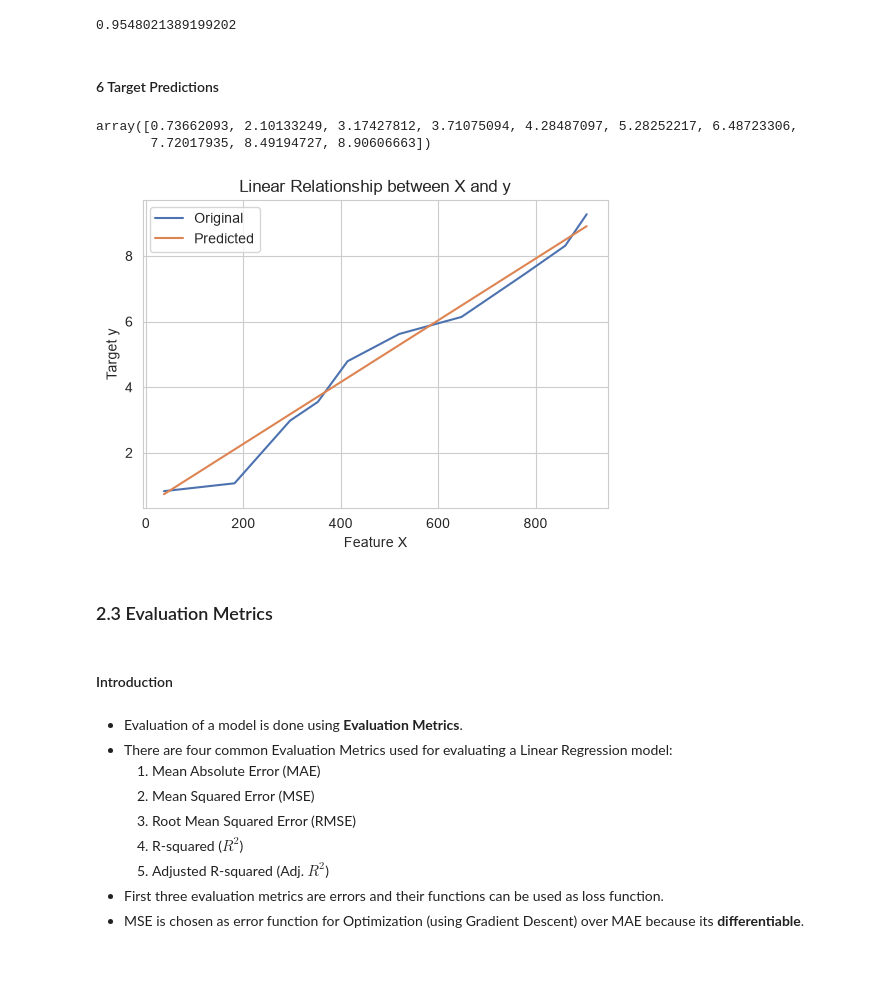
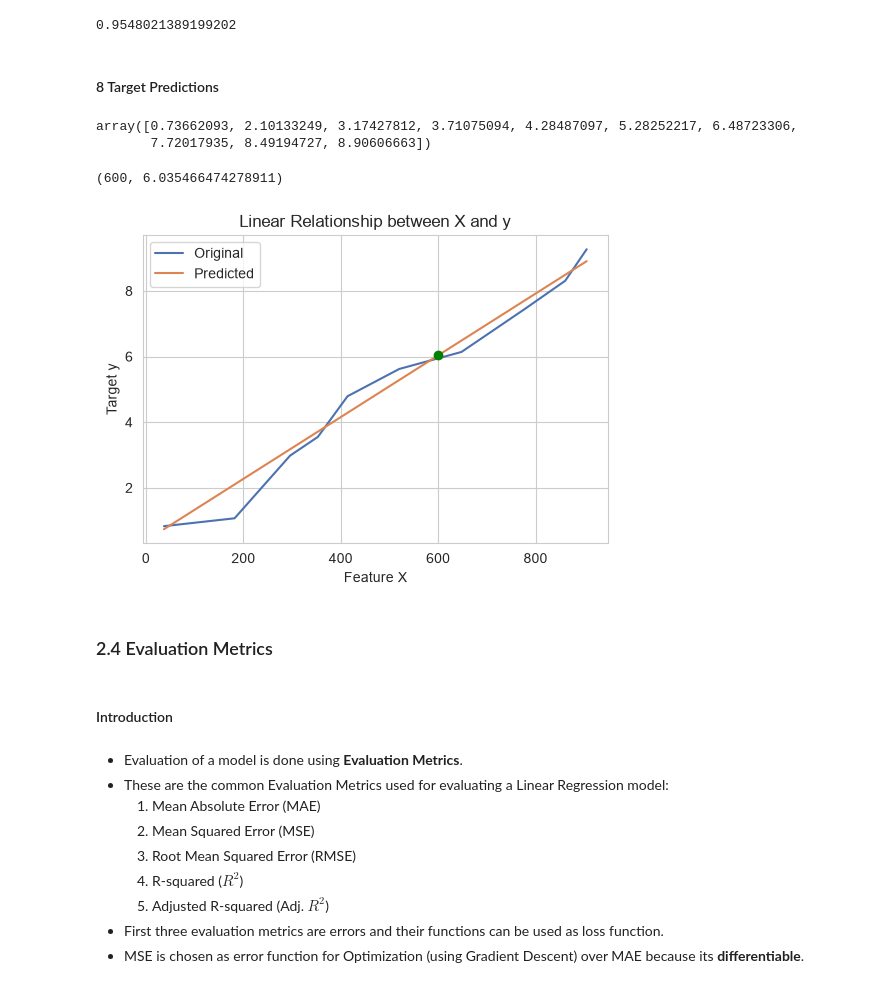
Before and after one commit to dheemanth-bhat/supervised-ml-algorithms, a Jupyter notebook: 01_Linear_Regression/01_Intro_to_Linear_Regression.ipynb, the cells around one changed output. Drawn from its saved outputs; the diff is of its cells as text; code cells hidden in the pictures.

Commit message:
1. Examples for regression line and curve. 2. Added mathematical notations for Regression problems. 3. Improved example Linear Regression using single variable.

```diff
--- a/01_Linear_Regression/01_Intro_to_Linear_Regression.ipynb
+++ b/01_Linear_Regression/01_Intro_to_Linear_Regression.ipynb
@@ -147,8 +223,8 @@ from sklearn.linear_model import LinearRegression
 # %% [markdown]
 #### 1 Dataset
 # %%
-X = np.array([37, 182, 296, 353, 414, 520, 648, 779, 861, 905]).reshape(-1, 1)
-y = np.array([0.83, 1.07, 2.98, 3.55, 4.79, 5.62, 6.14, 7.46, 8.31, 9.27])
+X = [37, 182, 296, 353, 414, 520, 648, 779, 861, 905]
+y = [0.83, 1.07, 2.98, 3.55, 4.79, 5.62, 6.14, 7.46, 8.31, 9.27]
 # %%
 plt.figure(figsize=(6, 4))
 
@@ -162,6 +238,9 @@ plt.show()
 [figure]
 # %% [markdown]
 #### 2 Training Setup
+# %%
+X = np.asarray(X).reshape(-1, 1)
+y = np.asarray(y)
 # %%
 X_train, X_test, y_train, y_test = train_test_split(
     X,
@@ -219 +309,10 @@ array([0.0094118])
+# %%
+def f(x_i):
+    """
+    Mapping function.
+    """
+    w_1 = lr_model.coef_[0]
+    w_0 = lr_model.intercept_
+    y_hat = w_1 * x_1 + w_0
+    return y_hat.item()
 # %% [markdown]
@@ -231,32 +330,39 @@ lr_model.score(X_test, y_test)
 Test score:
 0.9548021389199202
 # %% [markdown]
-#### 6 Target Predictions
+#### 8 Target Predictions
 # %%
 y_pred = lr_model.predict(X)
 y_pred
 # %% [output]
 array([0.73662093, 2.10133249, 3.17427812, 3.71075094, 4.28487097, 5.28252217, 6.48723306,
        7.72017935, 8.49194727, 8.90606663])
+# %%
+x_1 = 600
+y_hat_1 = f(x_1)  # Same as `predict()`.
+x_1, y_hat_1
+# %% [output]
+(600, 6.035466474278911)
 # %%
 plt.figure(figsize=(6, 4))
 
 sns.lineplot(x=X.flatten(), y=y, label="Original")
 sns.lineplot(x=X.flatten(), y=y_pred, label="Predicted")
+plt.plot(x_1, f(x_1), color="green", marker="o")
 plt.title("Linear Relationship between X and y")
 plt.xlabel("Feature X")
 plt.ylabel("Target y")
 
 plt.show()
 # %% [output]
-[figure, old version]
+[figure, new version]
 # %% [markdown]
-### 2.3 Evaluation Metrics
+### 2.4 Evaluation Metrics
 # %% [markdown]
 #### Introduction
 # %% [markdown]
 - Evaluation of a model is done using **Evaluation Metrics**.
-- There are four common Evaluation Metrics used for evaluating a Linear Regression model:
+- These are the common Evaluation Metrics used for evaluating a Linear Regression model:
   1. Mean Absolute Error (MAE)
   2. Mean Squared Error (MSE)
   3. Root Mean Squared Error (RMSE)
```
Also changed, not shown: parts of 38 cells of this notebook, 1 other file.
